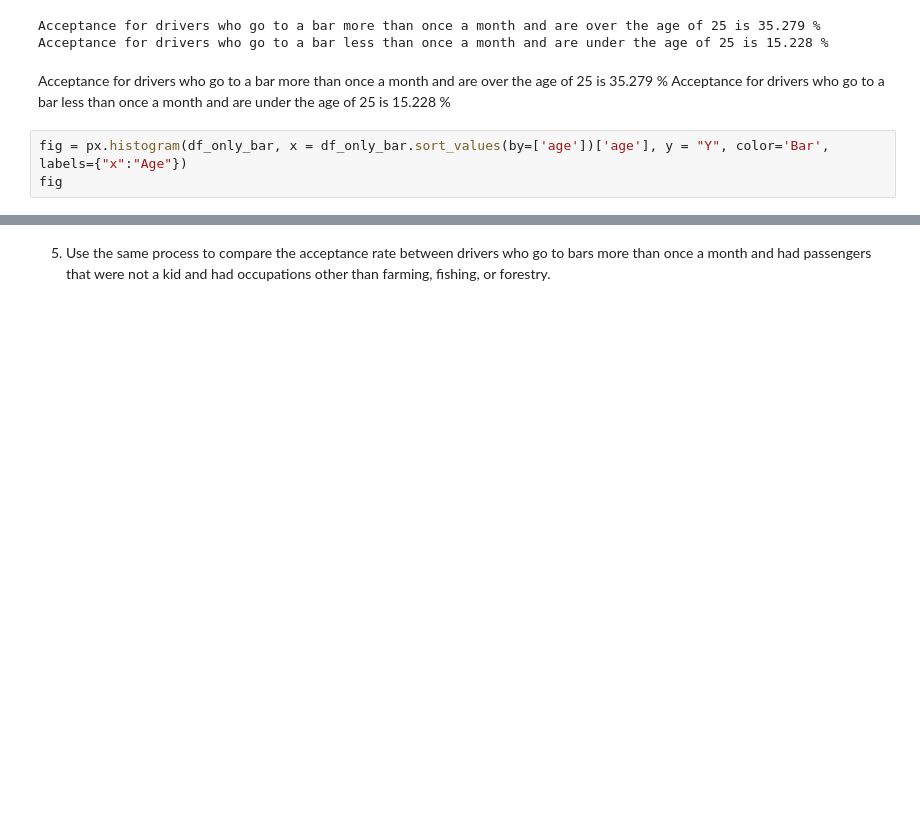
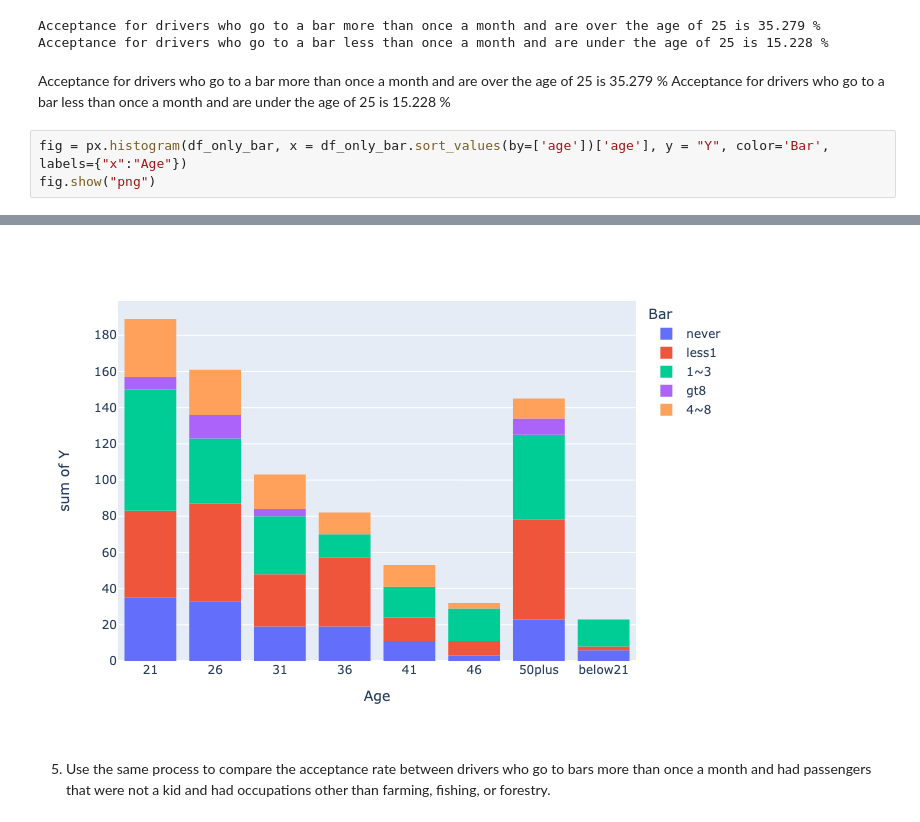
Before and after one commit to shailendra-mlai/Will-the-Customer-Accept-the-Coupon, a Jupyter notebook: Will-the-Customer-Accept-the-Coupon-Shailendra-5_1.ipynb, the cells around one changed output, grey strips where cells are left out. Drawn from its saved outputs; the diff is of its cells as text; blank space fills up the shorter version.

```diff
--- a/Will-the-Customer-Accept-the-Coupon-Shailendra-5_1.ipynb
+++ b/Will-the-Customer-Accept-the-Coupon-Shailendra-5_1.ipynb
@@ -294,5 +294,5 @@ Acceptance for drivers who go to a bar more than once a month and are over the a
 Acceptance for drivers who go to a bar less than once a month and are under the age of 25 is 15.228 %
 # %%
 fig = px.histogram(df_only_bar, x = df_only_bar.sort_values(by=['age'])['age'], y = "Y", color='Bar', labels={"x":"Age"})
-fig
+fig.show("png")
 # %% [output]
@@ -300,3 +299,4 @@ fig
+[figure, added]
 # %% [markdown]
 5. Use the same process to compare the acceptance rate between drivers who go to bars more than once a month and had passengers that were not a kid and had occupations other than farming, fishing, or forestry.
 # %%
```
Also changed, not shown: parts of 3 cells of this notebook.
